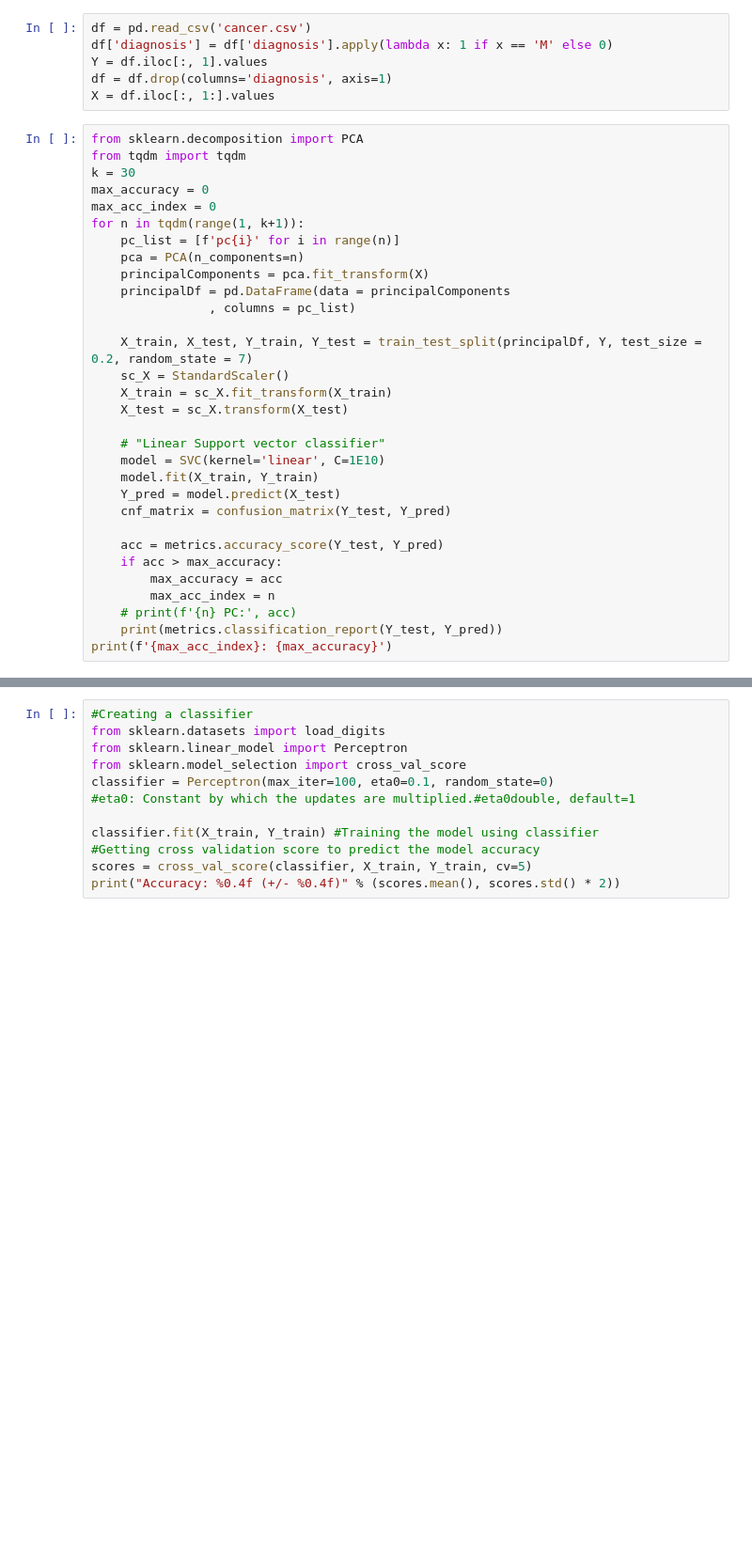
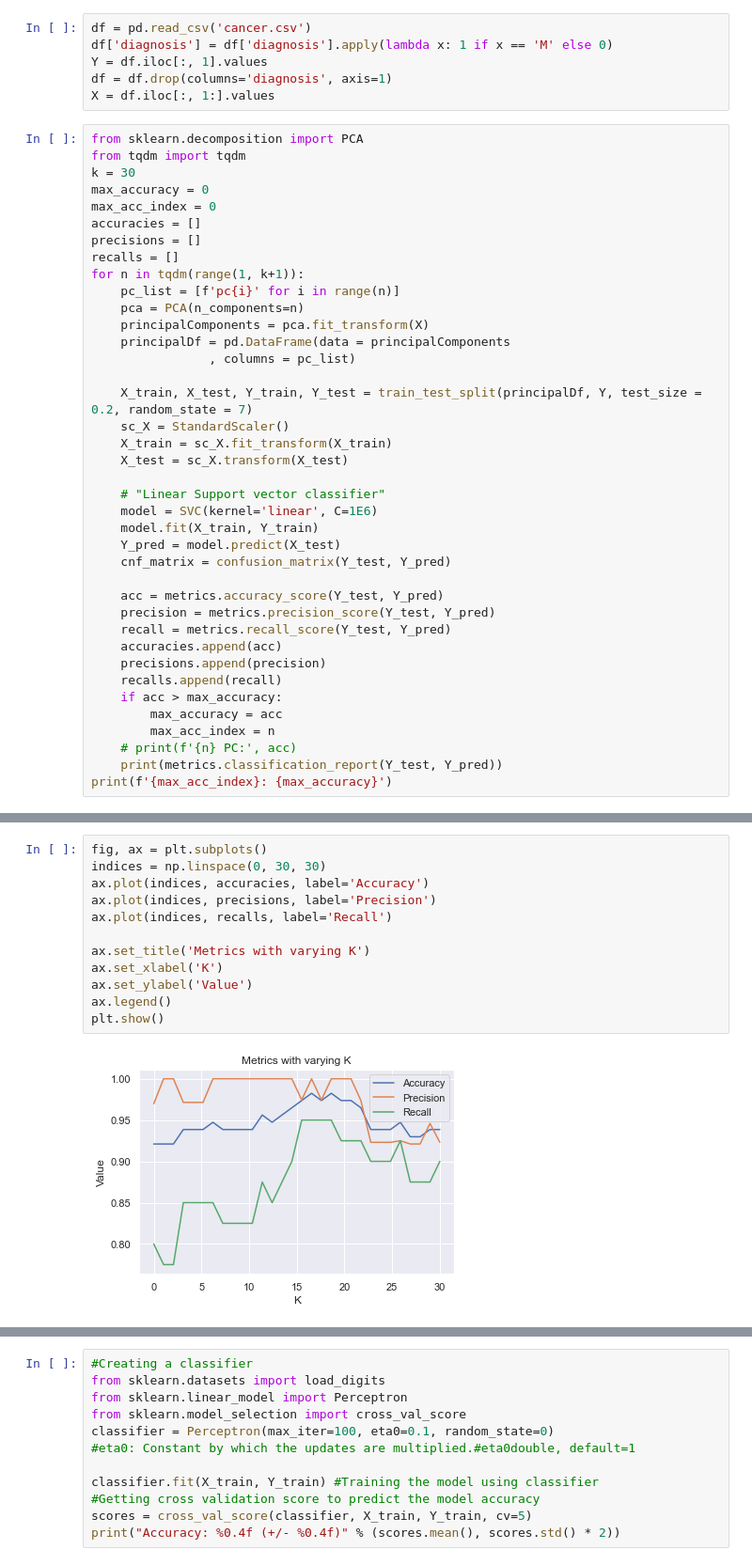
Before and after one commit to samofuture/Intro-to-ML, a Jupyter notebook: HW4/HW4.ipynb, the cells around one changed output, grey strips where cells are left out. Shown: that part at 94% size. Drawn from its saved outputs; the diff is of its cells as text; blank space fills up the shorter version.

```diff
--- a/HW4/HW4.ipynb
+++ b/HW4/HW4.ipynb
@@ -36,6 +36,9 @@ from tqdm import tqdm
 k = 30
 max_accuracy = 0
 max_acc_index = 0
+accuracies = []
+precisions = []
+recalls = []
 for n in tqdm(range(1, k+1)):
     pc_list = [f'pc{i}' for i in range(n)]
     pca = PCA(n_components=n)
@@ -49,12 +52,17 @@ for n in tqdm(range(1, k+1)):
     X_test = sc_X.transform(X_test)
 
     # "Linear Support vector classifier"
-    model = SVC(kernel='linear', C=1E10)
+    model = SVC(kernel='linear', C=1E6)
     model.fit(X_train, Y_train)
     Y_pred = model.predict(X_test)
     cnf_matrix = confusion_matrix(Y_test, Y_pred)
 
     acc = metrics.accuracy_score(Y_test, Y_pred)
+    precision = metrics.precision_score(Y_test, Y_pred)
+    recall = metrics.recall_score(Y_test, Y_pred)
+    accuracies.append(acc)
+    precisions.append(precision)
+    recalls.append(recall)
     if acc > max_accuracy:
         max_accuracy = acc
         max_acc_index = n
@@ -89,2 +170,16 @@ weighted avg       0.94      0.93      0.93       114
+# %%
+fig, ax = plt.subplots()
+indices = np.linspace(0, 30, 30)
+ax.plot(indices, accuracies, label='Accuracy')
+ax.plot(indices, precisions, label='Precision')
+ax.plot(indices, recalls, label='Recall')
+
+ax.set_title('Metrics with varying K')
+ax.set_xlabel('K')
+ax.set_ylabel('Value')
+ax.legend()
+plt.show()
+# %% [output]
+[figure, added]
 # %%
 from sklearn.decomposition import PCA
```
Also changed, not shown: parts of 4 cells of this notebook.
